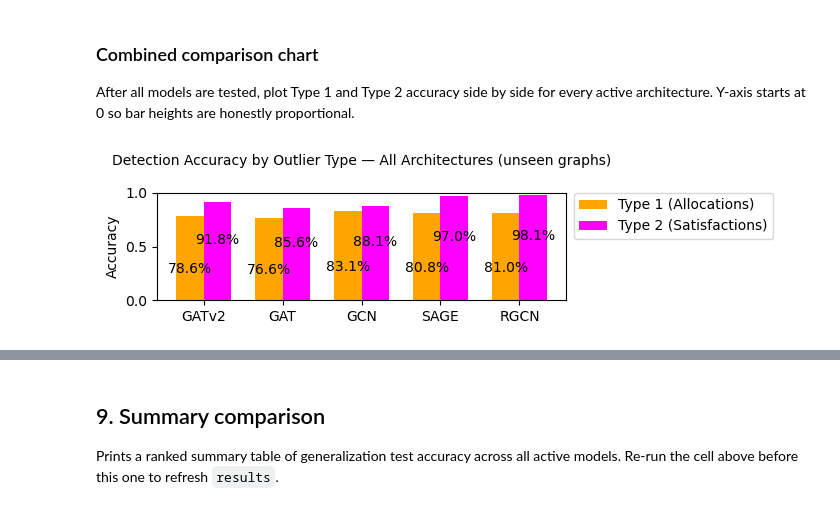
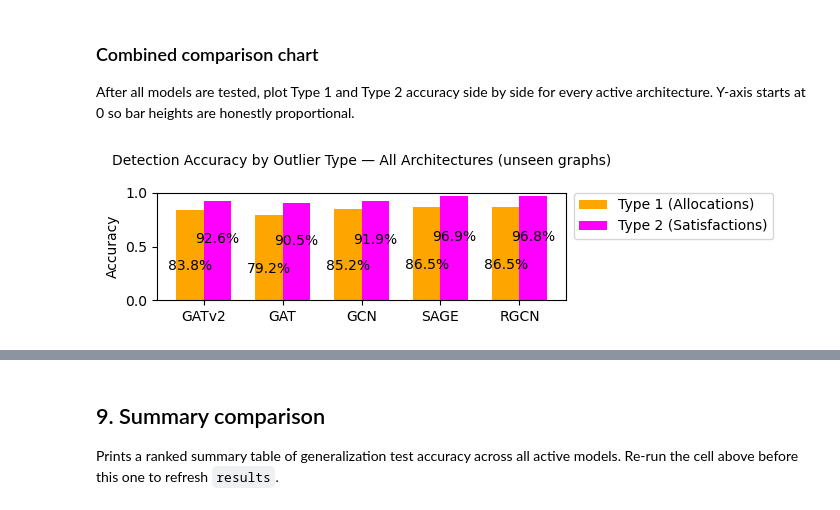
Before and after one commit to tcheb/ENGR521A, a Jupyter notebook: Synth_SE_data.ipynb, the cells around one changed output, grey strips where cells are left out. Drawn from its saved outputs; the diff is of its cells as text; code cells hidden in the pictures.

```diff
--- a/Synth_SE_data.ipynb
+++ b/Synth_SE_data.ipynb
@@ -687,7 +743,8 @@ Outlier labels count: 146
 # %%
-# Defined once here — shared by all models below
-pos_weight = (pyg_dataset.y == 0).sum() / (pyg_dataset.y == 1).sum()
+# pos_weight computed on training edges only
+train_labels = pyg_dataset.y[edge_train_mask]
+pos_weight = (train_labels == 0).sum() / (train_labels == 1).sum()
 print(f"pos_weight: {pos_weight:.2f}  "
-      f"({int((pyg_dataset.y==0).sum())} valid edges, "
-      f"{int((pyg_dataset.y==1).sum())} outlier edges)")
+      f"({int((train_labels==0).sum())} valid, "
+      f"{int((train_labels==1).sum())} outlier in train split)")
 # %% [output]
@@ -982,18 +1267,20 @@ Each model produces a consolidated confusion matrix. After all models are tested
 Run across all active models by iterating `models.items()`.
 # %%
 def test_gnn_consolidated(model, num_test_graphs=10,
-                           req_size=50, func_size=50, comp_size=50):
+                           req_size=500, func_size=500, comp_size=500):
     """
     Evaluate model on num_test_graphs freshly generated unseen graphs.
-    Graph sizes default to match training — change here if you train on larger graphs.
+    Graph sizes match training (req_size=500, func_size=500, comp_size=500).
     Returns dict with type1_acc and type2_acc for use in the combined comparison chart.
     """
     model.eval()
-
     all_y_true, all_y_pred = [], []
     type1_results = {'true': [], 'pred': []}
     type2_results = {'true': [], 'pred': []}
-
+    # Reproducibility: seed before generating unseen test graphs
+    random.seed(0)
+    np.random.seed(0)
+    torch.manual_seed(0)
     for _ in range(num_test_graphs):
         g_test = generate_se_dataset_with_outliers_standard(
             req_size=req_size, req_depth=3,
@@ -1001,40 +1288,32 @@ def test_gnn_consolidated(model, num_test_graphs=10,
             comp_size=comp_size, comp_depth=4
         )
         data_test, _ = convert_to_pyg_data(g_test)
-
         with torch.no_grad():
             logits = model(data_test.x, data_test.edge_index, data_test.edge_attr)
             preds  = (torch.sigmoid(logits) > 0.5).float()
-
         all_y_true.append(data_test.y)
         all_y_pred.append(preds)
-
         is_alloc   = data_test.edge_attr[:, 1] == 1
         is_satisfy = data_test.edge_attr[:, 2] == 1
-
         type1_results['true'].append(data_test.y[is_alloc])
         type1_results['pred'].append(preds[is_alloc])
         type2_results['true'].append(data_test.y[is_satisfy])
         type2_results['pred'].append(preds[is_satisfy])
-
     y_true_final = torch.cat(all_y_true).cpu().numpy()
     y_pred_final = torch.cat(all_y_pred).cpu().numpy()
-
     t1_acc = (torch.cat(type1_results['true']).cpu().numpy() ==
               torch.cat(type1_results['pred']).cpu().numpy()).mean()
     t2_acc = (torch.cat(type2_results['true']).cpu().numpy() ==
               torch.cat(type2_results['pred']).cpu().numpy()).mean()
-
     # Per-model confusion matrix
     fig, ax = plt.subplots(1, 1, figsize=(7, 6))
     cm = confusion_matrix(y_true_final, y_pred_final)
     ConfusionMatrixDisplay(cm, display_labels=['Valid', 'Outlier']).plot(ax=ax, cmap='Blues')
-    ax.set_title(f"Consolidated Confusion Matrix — {model.gnn_type} ({num_test_graphs} graphs)")
+    ax.set_title(f"Consolidated Confusion Matrix — {model.gnn_type} ({num_test_graphs} graphs)", fontsize=10)
+    ax.tick_params(labelsize=10)
     plt.tight_layout()
     plt.show()
-
     return {'model': model.gnn_type, 'type1_acc': t1_acc, 'type2_acc': t2_acc}
-
 
 # Test all active models on unseen graphs
 results = []
@@ -1067,33 +1346,34 @@ width = 0.35
 
 fig, ax = plt.subplots(figsize=(7, 2))
 rects1 = ax.bar(x - width/2, type1_accuracies, width,
                 label='Type 1 (Allocations)', color='orange')
 rects2 = ax.bar(x + width/2, type2_accuracies, width,
                 label='Type 2 (Satisfactions)', color='magenta')
 ax.set_ylabel('Accuracy', fontsize=10)
 
 ax.set_title('Detection Accuracy by Outlier Type — All Architectures (unseen graphs)',
              fontsize=10, pad=20)
 
 ax.set_xticks(x)
-ax.set_xticklabels(model_names)
+ax.set_xticklabels(model_names, fontsize=10)
 ax.set_ylim(0, 1)
 
-ax.legend(bbox_to_anchor=(1.02, 1), loc='upper left', borderaxespad=0)
+ax.legend(bbox_to_anchor=(1.02, 1), loc='upper left', borderaxespad=0, fontsize=10)
 
 # Iterate through the bar groups
 for i, rects in enumerate((rects1, rects2)):
     # Flipped: Negative offset for Type 1 (orange), positive offset for Type 2 (magenta)
     y_offset = -8 if i == 0 else 8
 
     for rect in rects:
         height = rect.get_height()
         ax.annotate(f'{height:.1%}',
                     xy=(rect.get_x() + rect.get_width() / 2, height / 2),
                     xytext=(0, y_offset), textcoords='offset points',
                     ha='center', va='center', fontsize=10, color='black')
 
+ax.tick_params(labelsize=10)
 plt.tight_layout()
 plt.show()
 # %% [output]
-[figure, old version]
+[figure, new version]
```
Also changed, not shown: parts of 36 cells of this notebook.
